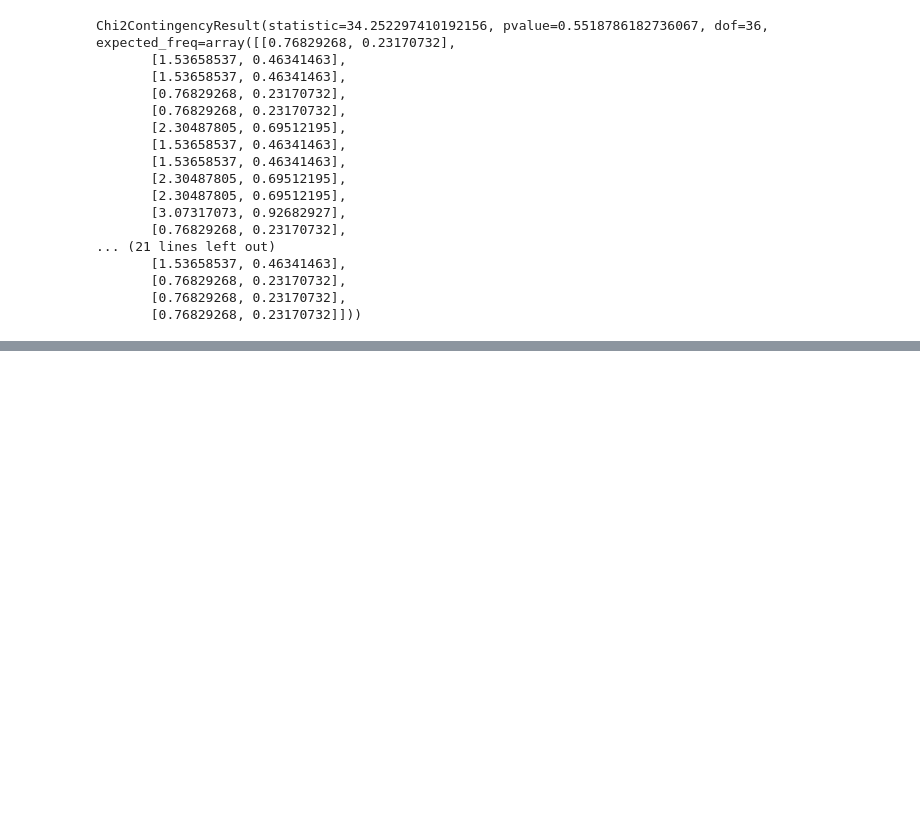
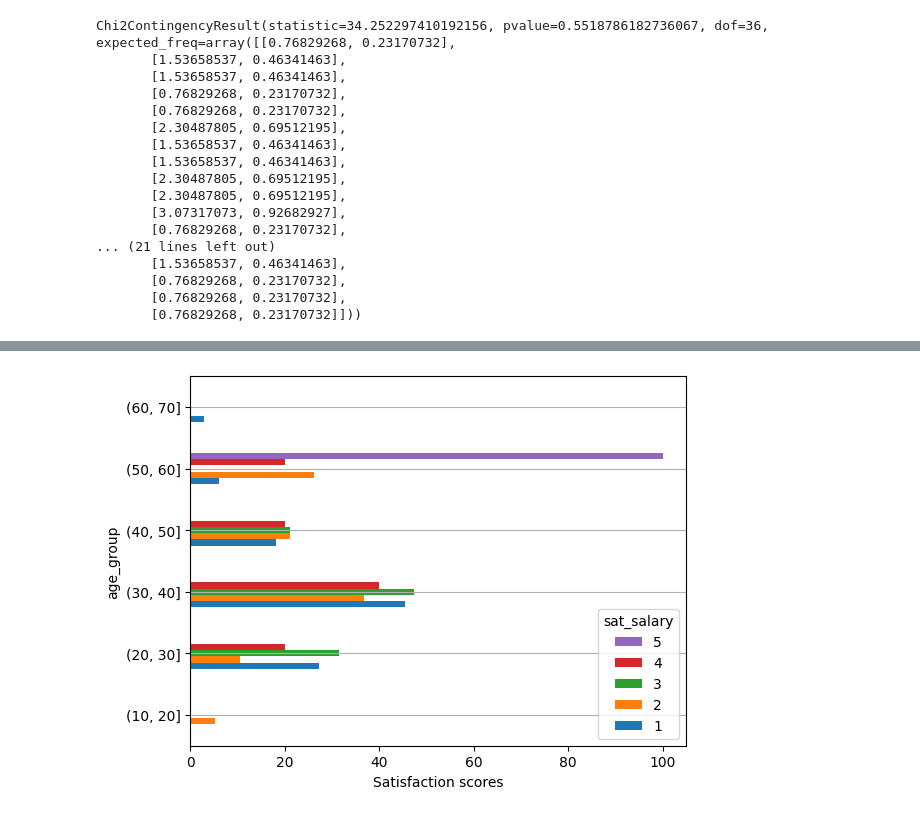
Before and after one commit to KatieRJ/BigDataProject, a Jupyter notebook: Assignment.ipynb, the cells around one changed output, grey strips where cells are left out. Saved outputs shown, nothing was run; the diff lists cells and outputs as text; code cells hidden in the pictures; blank space fills up the shorter version.

```diff
--- a/Assignment.ipynb
+++ b/Assignment.ipynb
@@ -308,0 +307,5 @@ Chi2ContingencyResult(statistic=34.252297410192156, pvalue=0.5518786182736067, d
+# %%
+df7 = pd.crosstab(df['age_group'], df['sat_salary'], normalize= 'columns') * 100
+#df7.columns = ['Male', 'Female']
+#df7.style.format({'Male': '{:.1f} %', 'Female': '{:.1f} %'})
+df7
@@ -308,0 +321,6 @@ Chi2ContingencyResult(statistic=34.252297410192156, pvalue=0.5518786182736067, d
+# %%
+df7.plot.barh(legend = 'reverse')
+plt.xlabel('Satisfaction scores')
+plt.grid(axis= 'y')
+# %% [output]
+[figure, added]
```
Also changed, not shown: parts of 3 cells of this notebook.
